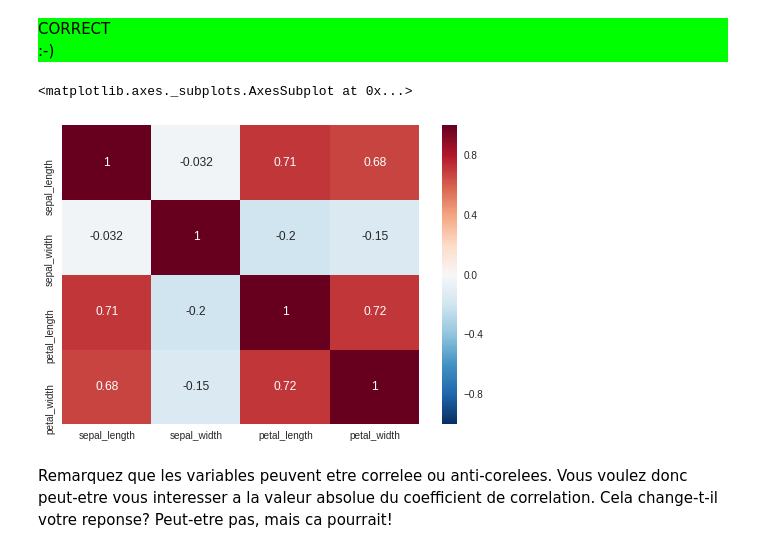
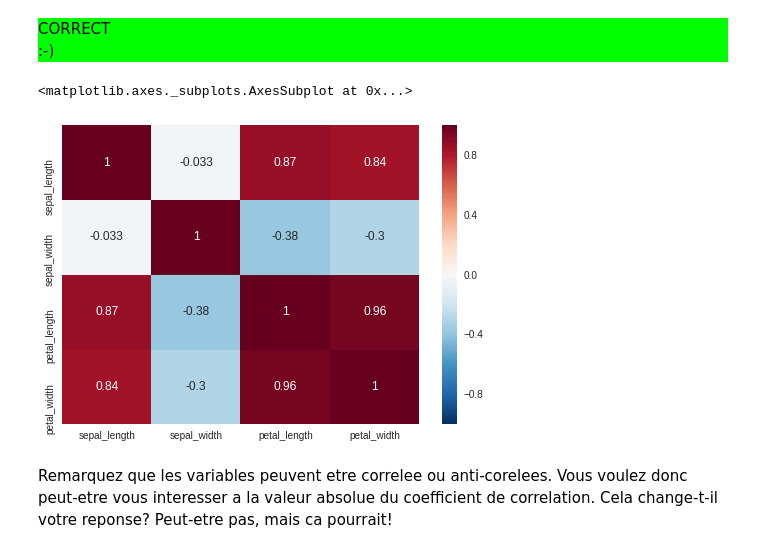
Before and after one commit to Acetocarmine/info232, a Jupyter notebook: TP1/README.ipynb, the cells around one changed output. Drawn from its saved outputs; the diff is of its cells as text; code cells hidden in the pictures.

```diff
--- a/TP1/README.ipynb
+++ b/TP1/README.ipynb
@@ -243,11 +243,11 @@ score += check(numero_ligne*numero_colonne, question)
 CORRECT
 :-)
 # %%
-corr_mat = data.corr(method='kendall')
+corr_mat = data.corr(method='pearson')
 sns.heatmap(corr_mat, annot=True, center=0)
 # %% [output]
 <matplotlib.axes._subplots.AxesSubplot at 0x...>
-[figure, old version]
+[figure, new version]
 # %% [markdown]
 Remarquez que les variables peuvent etre correlee ou anti-corelees. Vous voulez donc peut-etre vous interesser a la valeur absolue du coefficient de correlation. Cela change-t-il votre reponse? Peut-etre pas, mais ca pourrait!
 # %%
```
Also changed, not shown: parts of 3 cells of this notebook.
